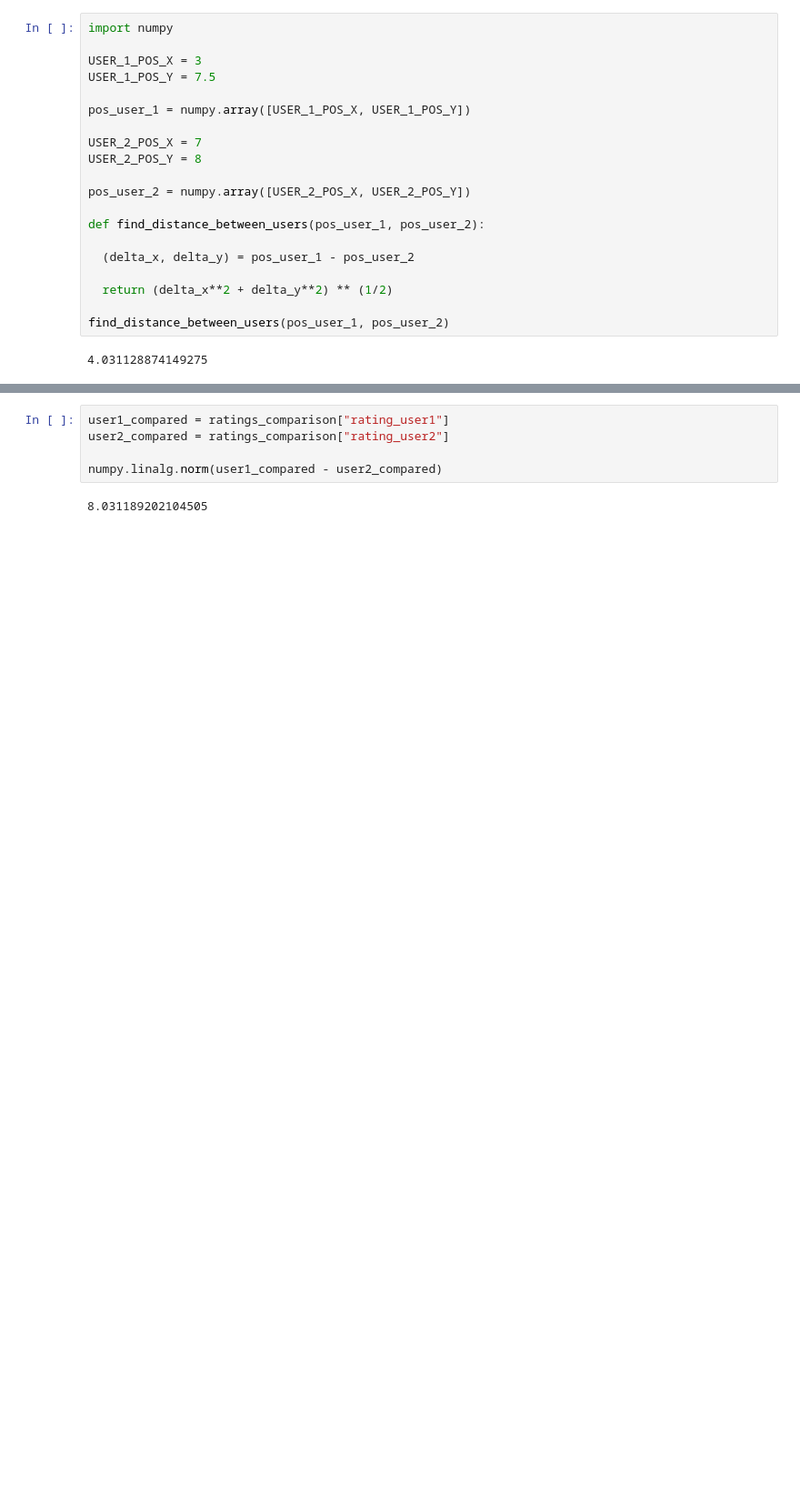
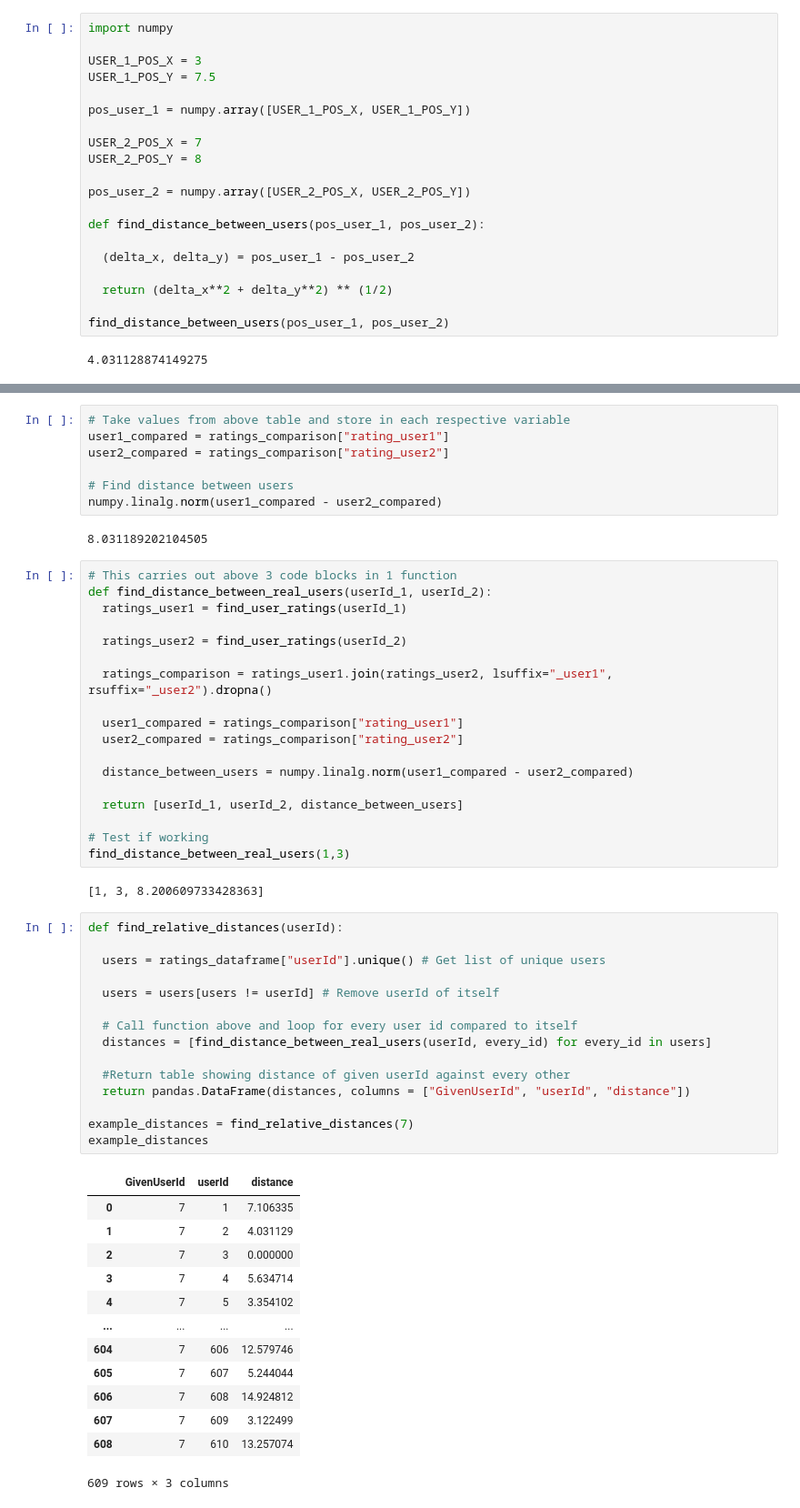
Before and after one commit to Harry-Turner/Python, a Jupyter notebook: ML_MovieRecommender.ipynb, the cells around one changed output, grey strips where cells are left out. Shown: that part at 91% size. Drawn from its saved outputs; the diff is of its cells as text; blank space fills up the shorter version.

```diff
--- a/ML_MovieRecommender.ipynb
+++ b/ML_MovieRecommender.ipynb
@@ -197,9 +199,60 @@ ratings_comparison
 | 3793 | 5.0 | 3.5 |
 69 rows × 2 columns
 # %%
+# Take values from above table and store in each respective variable
 user1_compared = ratings_comparison["rating_user1"]
 user2_compared = ratings_comparison["rating_user2"]
 
+# Find distance between users
 numpy.linalg.norm(user1_compared - user2_compared)
 # %% [output]
 8.031189202104505
+# %%
+# This carries out above 3 code blocks in 1 function
+def find_distance_between_real_users(userId_1, userId_2):
+  ratings_user1 = find_user_ratings(userId_1)
+
+  ratings_user2 = find_user_ratings(userId_2)
+
+  ratings_comparison = ratings_user1.join(ratings_user2, lsuffix="_user1", rsuffix="_user2").dropna()
+
+  user1_compared = ratings_comparison["rating_user1"]
+  user2_compared = ratings_comparison["rating_user2"]
+
+  distance_between_users = numpy.linalg.norm(user1_compared - user2_compared)
+
+  return [userId_1, userId_2, distance_between_users]
+
+# Test if working
+find_distance_between_real_users(1,3)
+# %% [output]
+[1, 3, 8.200609733428363]
+# %%
+def find_relative_distances(userId):
+
+  users = ratings_dataframe["userId"].unique() # Get list of unique users
+
+  users = users[users != userId] # Remove userId of itself
+
+  # Call function above and loop for every user id compared to itself
+  distances = [find_distance_between_real_users(userId, every_id) for every_id in users]
+
+  #Return table showing distance of given userId against every other
+  return pandas.DataFrame(distances, columns = ["GivenUserId", "userId", "distance"])
+
+example_distances = find_relative_distances(7)
+example_distances
+# %% [output]
+|  | GivenUserId | userId | distance |
+| 0 | 7 | 1 | 7.106335 |
+| 1 | 7 | 2 | 4.031129 |
+| 2 | 7 | 3 | 0.000000 |
+| 3 | 7 | 4 | 5.634714 |
+| 4 | 7 | 5 | 3.354102 |
+| ... | ... | ... | ... |
+| 604 | 7 | 606 | 12.579746 |
+| 605 | 7 | 607 | 5.244044 |
+| 606 | 7 | 608 | 14.924812 |
+| 607 | 7 | 609 | 3.122499 |
+| 608 | 7 | 610 | 13.257074 |
+609 rows × 3 columns
```
Also changed, not shown: parts of 4 cells of this notebook.
